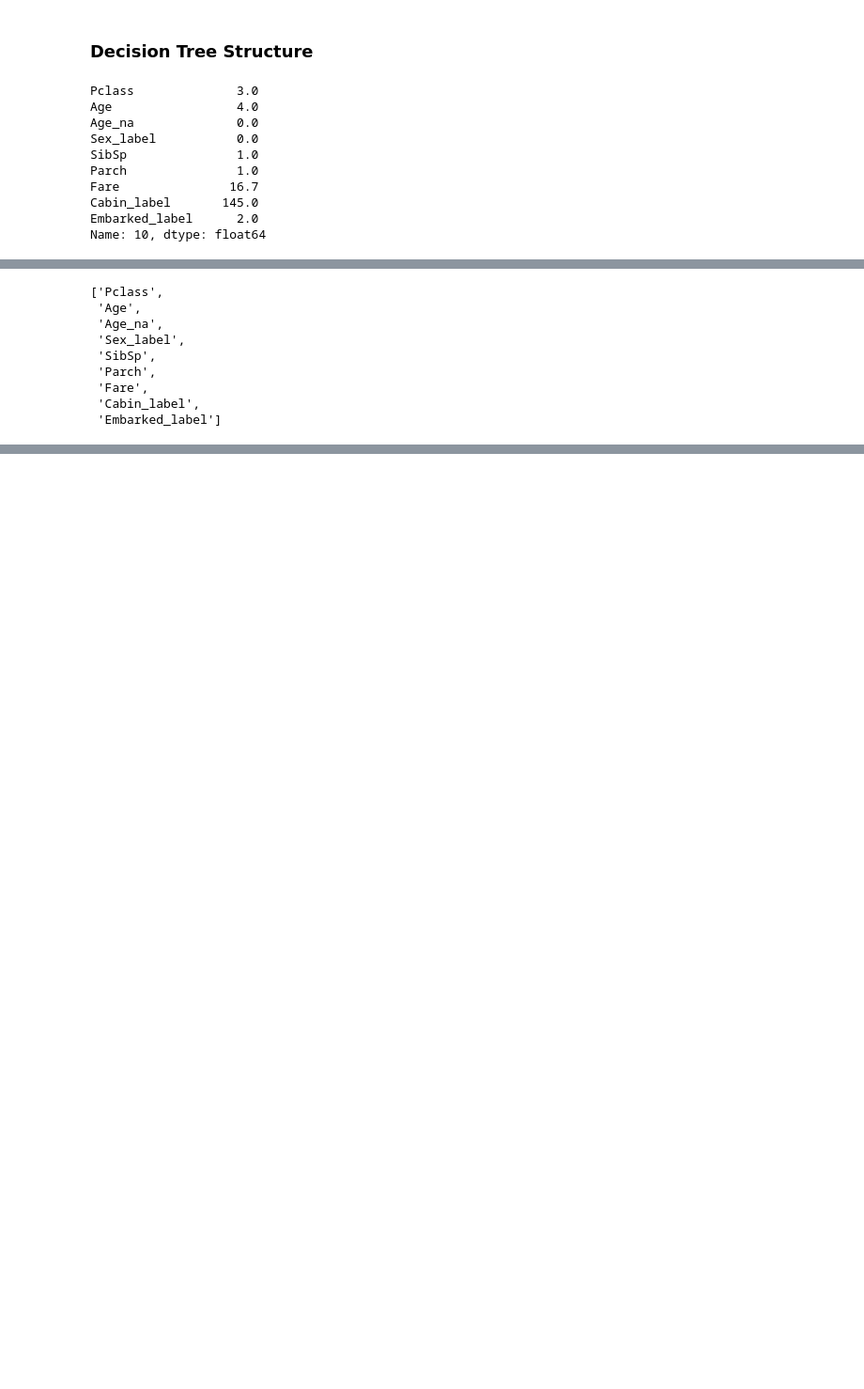
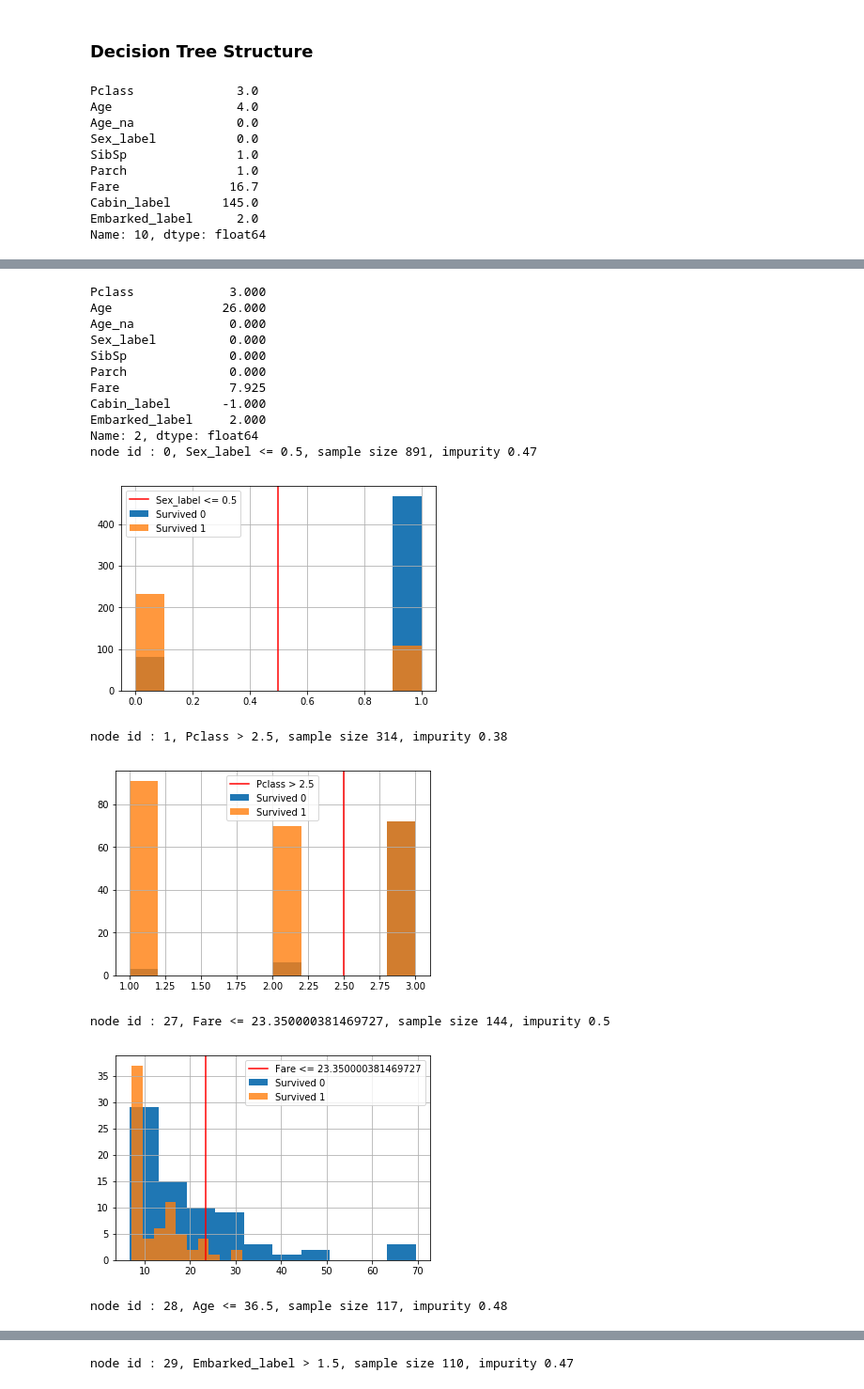
Before and after one commit to tlapusan/woodpecker, a Jupyter notebook: notebooks/DecisionTreeStructure.ipynb, the cells around one changed output, grey strips where cells are left out. Shown: that part at 94% size. Cells and saved outputs as stored; diff of their text form; code cells hidden in the pictures; blank space fills up the shorter version.

```diff
--- a/notebooks/DecisionTreeStructure.ipynb
+++ b/notebooks/DecisionTreeStructure.ipynb
@@ -247,12 +186,20 @@ node id : 113, Cabin_label <= 101.0, sample size 49, impurity 0.49
-# %%
-features
-# %% [output]
-['Pclass',
- 'Age',
- 'Age_na',
- 'Sex_label',
- 'SibSp',
- 'Parch',
- 'Fare',
- 'Cabin_label',
- 'Embarked_label']
+# %%
+dts.show_decision_tree_splits_prediction(train_raw, 2, target)
+# %% [output]
+Pclass             3.000
+Age               26.000
+Age_na             0.000
+Sex_label          0.000
+SibSp              0.000
+Parch              0.000
+Fare               7.925
+Cabin_label       -1.000
+Embarked_label     2.000
+Name: 2, dtype: float64
+node id : 0, Sex_label <= 0.5, sample size 891, impurity 0.47
+[figure, added]
+node id : 1, Pclass > 2.5, sample size 314, impurity 0.38
+[figure, added]
+node id : 27, Fare <= 23.350000381469727, sample size 144, impurity 0.5
+[figure, added]
+node id : 28, Age <= 36.5, sample size 117, impurity 0.48
@@ -258,0 +207 @@ features
+node id : 29, Embarked_label > 1.5, sample size 110, impurity 0.47
```
Also changed, not shown: parts of 13 cells of this notebook, 1 other file.
